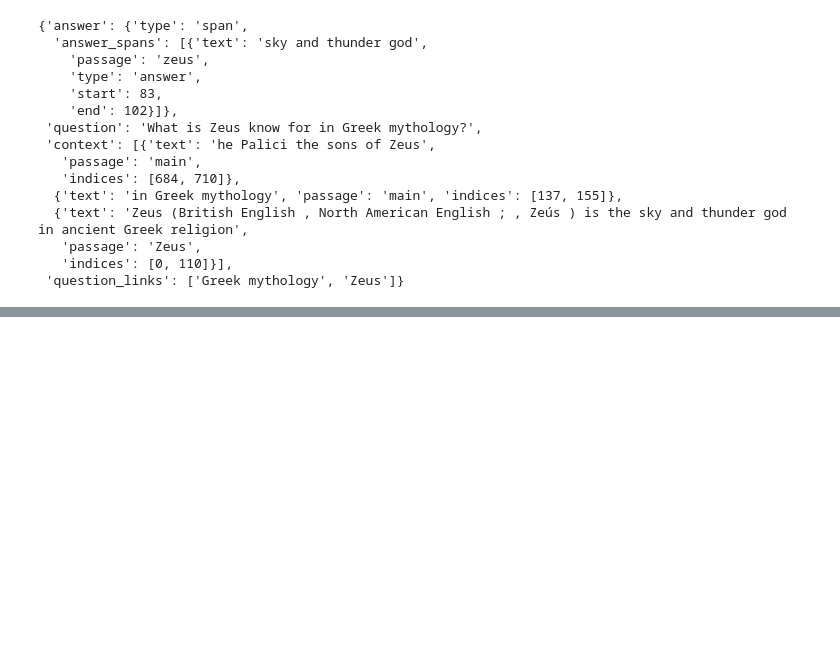
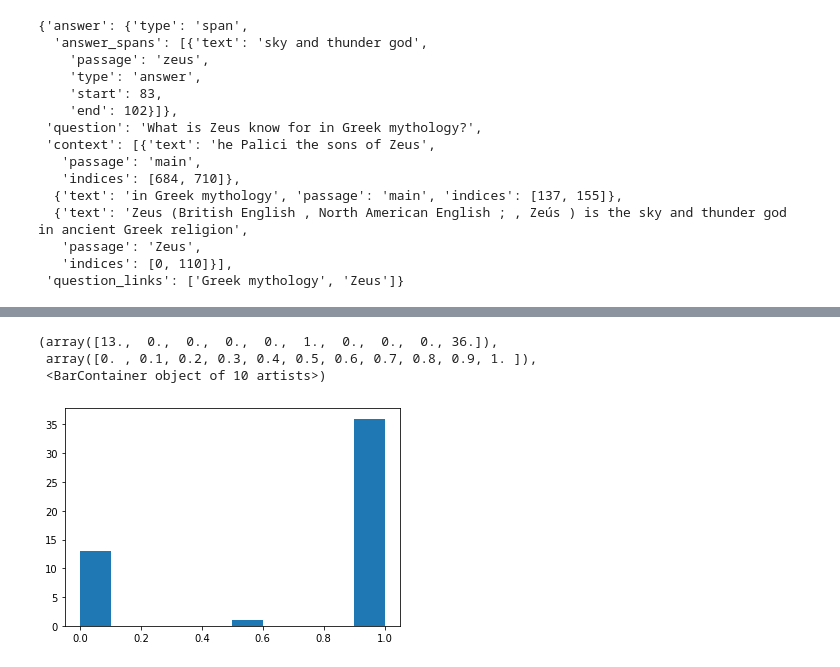
Before and after one commit to EltonCN/IA024, a Jupyter notebook: 11-RAGAs/Aula_10_11_RAGAs.ipynb, the cells around one changed output, grey strips where cells are left out. Cells and saved outputs as stored; diff of their text form; code cells hidden in the pictures; blank space fills up the shorter version.

Commit message:
11-Evaluation

```diff
--- a/11-RAGAs/Aula_10_11_RAGAs.ipynb
+++ b/11-RAGAs/Aula_10_11_RAGAs.ipynb
@@ -286,0 +514,2 @@ score
+# %%
+result = context_relevance_evaluator(dataset[0])
@@ -286,0 +552,2 @@ score
+# %%
+ragas_evaluator = RAGAsEvaluator()
@@ -286,0 +562,28 @@ score
+# %%
+evaluations = []
+
+file = open("evaluations.jsonl", "w")
+
+for data in tqdm.tqdm(dataset):
+    try:
+        evaluation = ragas_evaluator(data)
+
+    except KeyboardInterrupt as e:
+        file.close()
+        raise e
+
+    except Exception as e:
+        print("Evaluation error:", e)
+
+        evaluation = {
+            "faithfulness" : "0",
+            "answer_relevance" : "0",
+            "context_relevance" : "0",
+        }
+
+    evaluations.append(evaluation)
+
+    file.write(json.dumps(evaluation)+"\n")
+    file.flush()
+
+file.close()
@@ -286,0 +601,9 @@ score
+# %%
+faithfulness = np.empty(n_question)
+answer_relevance = np.empty(n_question)
+context_relevance = np.empty(n_question)
+
+for i in range(n_question):
+    faithfulness[i] = evaluations[i]["faithfulness"]
+    answer_relevance[i] = evaluations[i]["answer_relevance"]
+    context_relevance[i] = evaluations[i]["context_relevance"]
@@ -286,0 +651,7 @@ score
+# %%
+plt.hist(faithfulness)
+# %% [output]
+(array([13.,  0.,  0.,  0.,  0.,  1.,  0.,  0.,  0., 36.]),
+ array([0. , 0.1, 0.2, 0.3, 0.4, 0.5, 0.6, 0.7, 0.8, 0.9, 1. ]),
+ <BarContainer object of 10 artists>)
+[figure, added]
```
Also changed, not shown: parts of 47 cells of this notebook, 2 other files.
